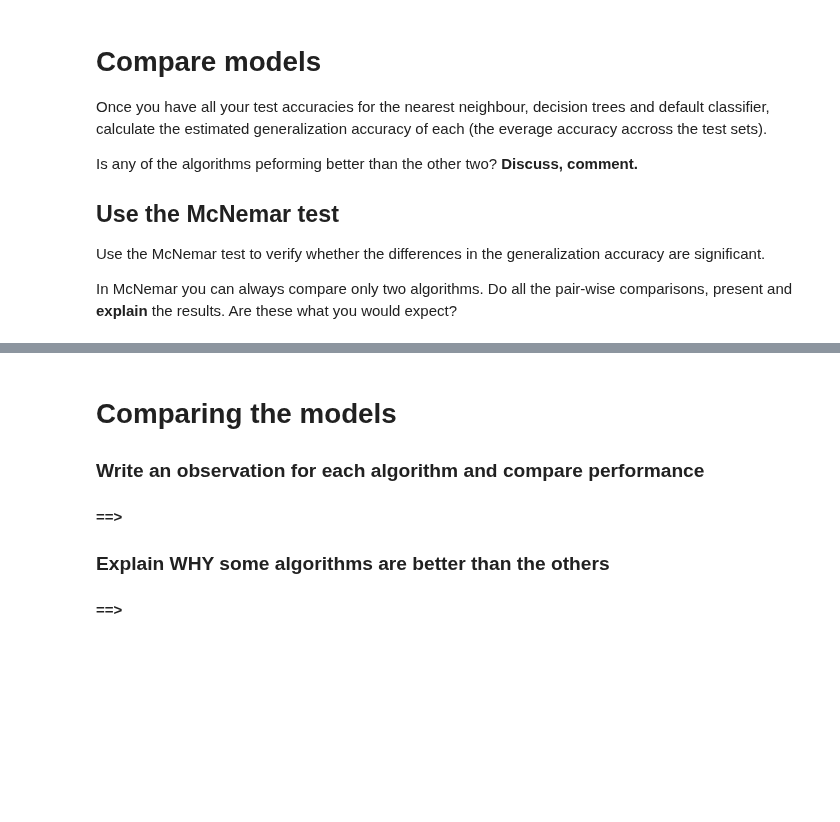
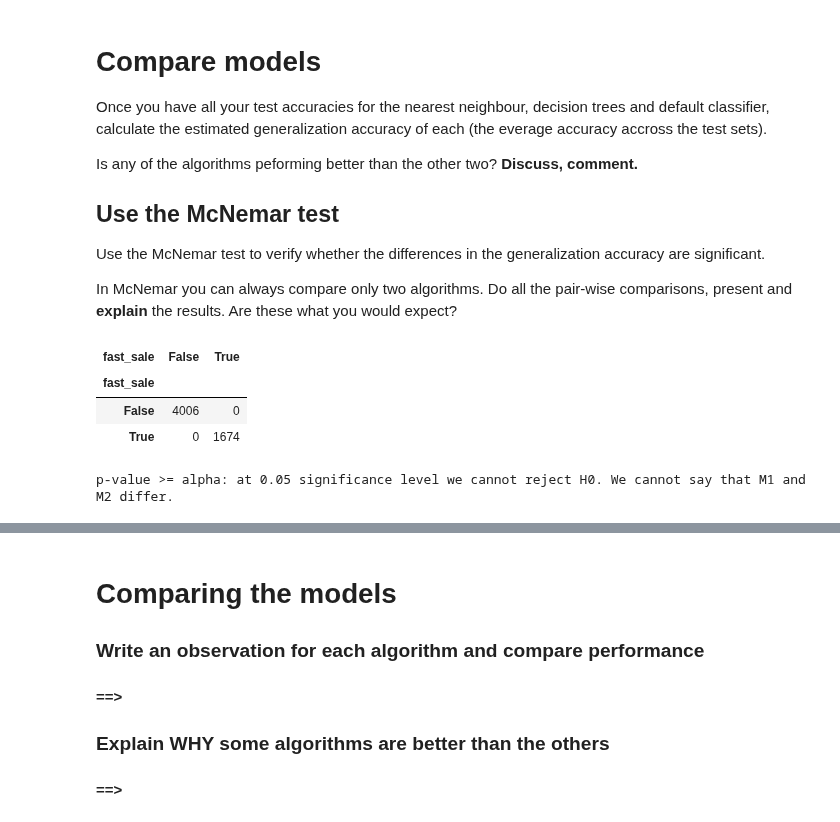
Before and after one commit to abousedas/datamining-tp02, a Jupyter notebook: TP2 - 01 Description.ipynb, the cells around one changed output, grey strips where cells are left out. Cells and saved outputs as stored; diff of their text form; code cells hidden in the pictures; blank space fills up the shorter version.

```diff
--- a/TP2 - 01 Description.ipynb
+++ b/TP2 - 01 Description.ipynb
@@ -458,2 +513,0 @@ The optimal hyper-parameter is 5
-# %%
-final_train(norm_in, out_autos, hyper_param=10, clf_callback=clf_tree)
@@ -613,0 +542,14 @@ print(test_acc)
+# %%
+def clf_default(hyper_param): #need to pass zero
+    return DefaultClassifier()
+
+
+dc_ft = FT(
+    norm_in,
+    out_autos,
+    hyper_param=0,
+    clf_callback=clf_default
+)
+
+dc_ft.run()
+dc_pred_test, dc_out_test = dc_ft.get_test_data()
@@ -624,13 +578,34 @@ Use the McNemar test to verify whether the differences in the generalization acc
 
 In McNemar you can always compare only two algorithms. Do all the pair-wise comparisons, present and **explain** the results. Are these what you would expect?
 # %%
+from statsmodels.stats.contingency_tables import mcnemar
+import matplotlib.pyplot as plt
+
 def mc_nemar_test(m1, m2, alpha=0.05):
     ctab = pd.crosstab(m1,m2)
     #display(ctab)
     # calculate mcnemar test
     result = mcnemar(ctab)
     # interpret test results
+
+    display(pd.DataFrame(ctab))
+
+    # Crosstab for fast_sale frequencies
+
     if result.pvalue < alpha:
         print('p-value < alpha: at {} significance level we reject H0. We conclude that M1 and M2 differ.'.format(alpha))
     else:
         print('p-value >= alpha: at {} significance level we cannot reject H0. We cannot say that M1 and M2 differ.'.format(alpha))
+# %%
+# Default classifier vs KNN
+
+m1 = np.logical_and(dc_pred_test, dc_out_test)
+m2 = np.logical_and(knn_pred_test, knn_out_test)
+
+mc_nemar_test(m1, m2)
+# %% [output]
+| fast_sale | False | True |
+| fast_sale |  |  |
+| False | 4006 | 0 |
+| True | 0 | 1674 |
+p-value >= alpha: at 0.05 significance level we cannot reject H0. We cannot say that M1 and M2 differ.
```
Also changed, not shown: parts of 27 cells of this notebook.
